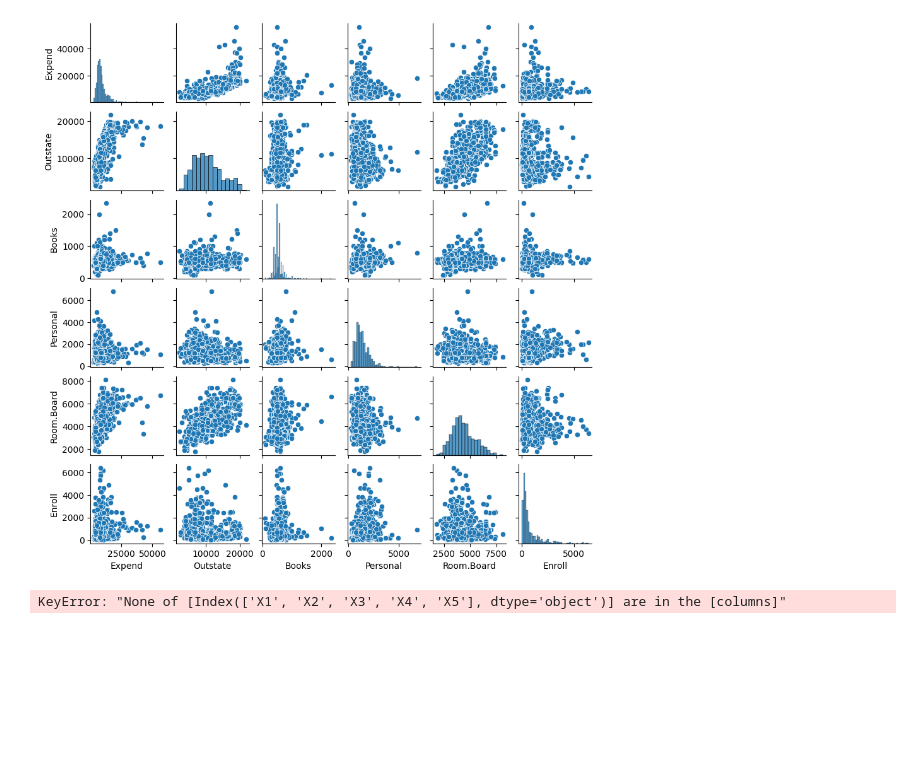
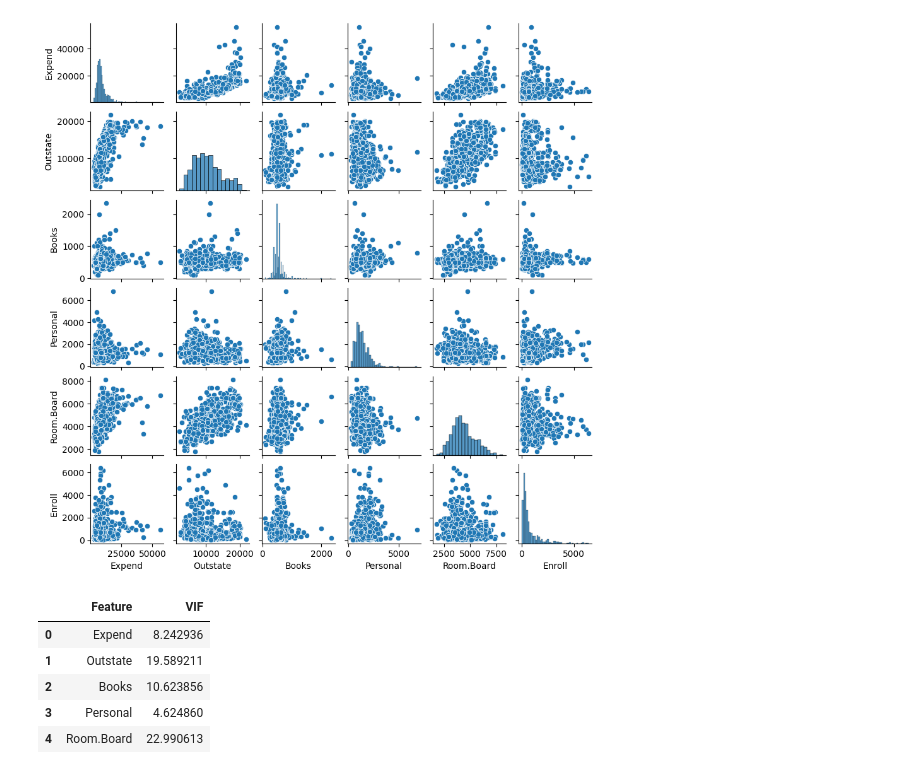
Before and after one commit to nikkhot/DTSC-Group-15, a Jupyter notebook: Dataset_Group_15.ipynb, the cells around one changed output. Drawn from its saved outputs; the diff is of its cells as text; code cells hidden in the pictures; blank space fills up the shorter version.

```diff
--- a/Dataset_Group_15.ipynb
+++ b/Dataset_Group_15.ipynb
@@ -102,10 +102,15 @@ plt.show()
 [figure]
 # %%
 vif_data = pd.DataFrame()
-X = df2[ ["X1", "X2", "X3","X4","X5"]]
+X = df2[ ["Expend", "Outstate", "Books","Personal","Room.Board"]]
 vif_data["Feature"] = X.columns
 
 vif_data["VIF"] = [ variance_inflation_factor(X.values ,i) for i in range(X.shape[1] )  ]
 vif_data
 # %% [output]
-KeyError: "None of [Index(['X1', 'X2', 'X3', 'X4', 'X5'], dtype='object')] are in the [columns]"
+|  | Feature | VIF |
+| 0 | Expend | 8.242936 |
+| 1 | Outstate | 19.589211 |
+| 2 | Books | 10.623856 |
+| 3 | Personal | 4.624860 |
+| 4 | Room.Board | 22.990613 |
```
